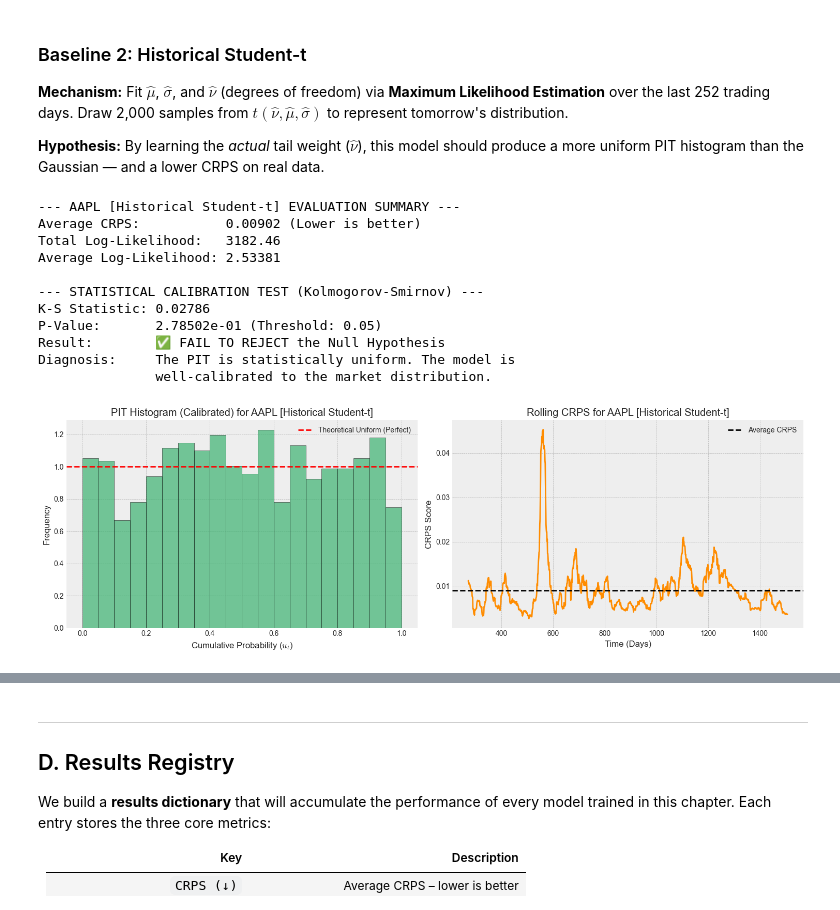
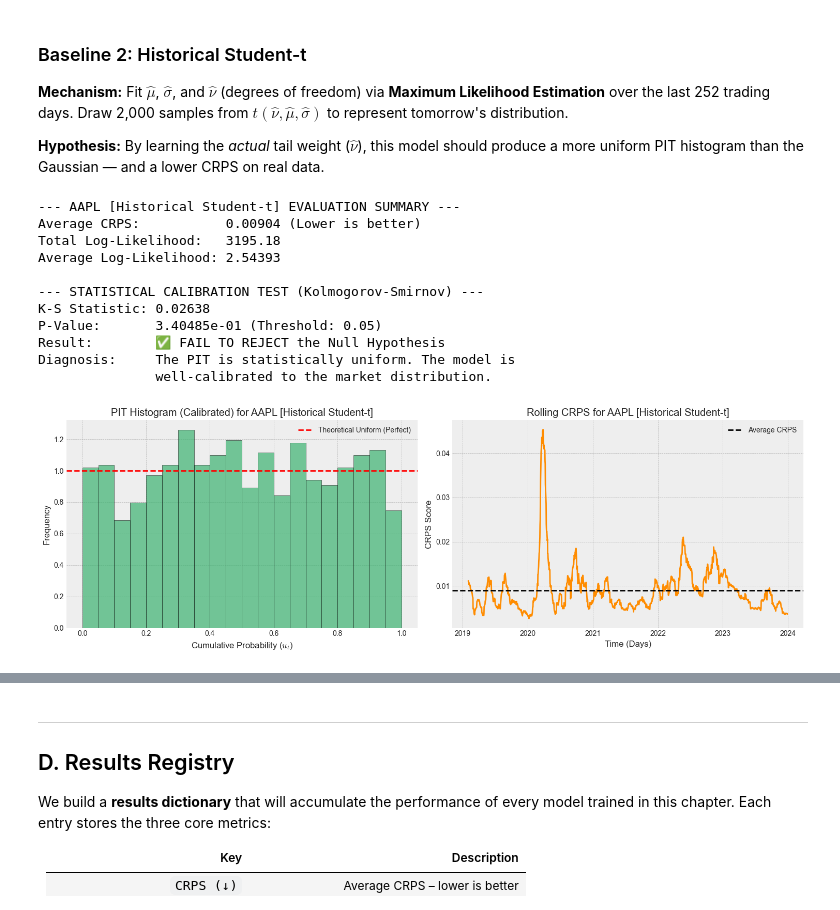
Before and after one commit to amacias-afma/quant-ai-lab, a Jupyter notebook: 02_density_forecasting/notebooks/01_problem_definition_and_baselines_v2.ipynb, the cells around one changed output, grey strips where cells are left out. Saved outputs shown, nothing was run; the diff lists cells and outputs as text; code cells hidden in the pictures.

```diff
--- a/02_density_forecasting/notebooks/01_problem_definition_and_baselines_v2.ipynb
+++ b/02_density_forecasting/notebooks/01_problem_definition_and_baselines_v2.ipynb
@@ -442,7 +445,7 @@ df = fetch_asset_data(ticker=ticker_name, start=date(2018, 1, 1), end=date(2023,
 # Compute log-returns for the models
 df_ret = np.log(df).diff().dropna()
 df_ret.columns = ['returns']
-df_ret.index = range(len(df_ret))
+# df_ret.index = range(len(df_ret))
 
 # Price & returns overview
 plot_price_analysis(df['prices'], df_ret['returns'], ticker_name=ticker_name)
@@ -488,25 +500,26 @@ Diagnosis:     The PIT is NOT uniform. The model's predicted distribution
 # %%
 # 1. Historical Student-t
 predictions = rolling_student_t(df_ret['returns'])
 df_pred_student = pd.DataFrame(predictions)
+df_pred_student.index = df_ret.index
 df_pred_student.dropna(inplace=True)
 df_ret_student = df_ret[df_ret.index.isin(df_pred_student.index)]
 
 # 2. Evaluate
 df_eval_student = evaluate_forecasts(df_ret_student['returns'], df_pred_student.values)
 print_evaluation_summary(df_eval_student, ticker_name=f'{ticker_name} [Historical Student-t]')
 ks_result_student = test_pit_uniformity(df_eval_student['PIT'])
 plot_forecast_evaluation(df_eval_student, ticker_name=f'{ticker_name} [Historical Student-t]')
 # %% [output]
 --- AAPL [Historical Student-t] EVALUATION SUMMARY ---
-Average CRPS:           0.00902 (Lower is better)
-Total Log-Likelihood:   3182.46
-Average Log-Likelihood: 2.53381
+Average CRPS:           0.00904 (Lower is better)
+Total Log-Likelihood:   3195.18
+Average Log-Likelihood: 2.54393
 
 --- STATISTICAL CALIBRATION TEST (Kolmogorov-Smirnov) ---
-K-S Statistic: 0.02786
-P-Value:       2.78502e-01 (Threshold: 0.05)
+K-S Statistic: 0.02638
+P-Value:       3.40485e-01 (Threshold: 0.05)
 Result:        ✅ FAIL TO REJECT the Null Hypothesis
 Diagnosis:     The PIT is statistically uniform. The model is
                well-calibrated to the market distribution.
-[figure, old version]
+[figure, new version]
```
Also changed, not shown: parts of 10 cells of this notebook, 4 other files.
